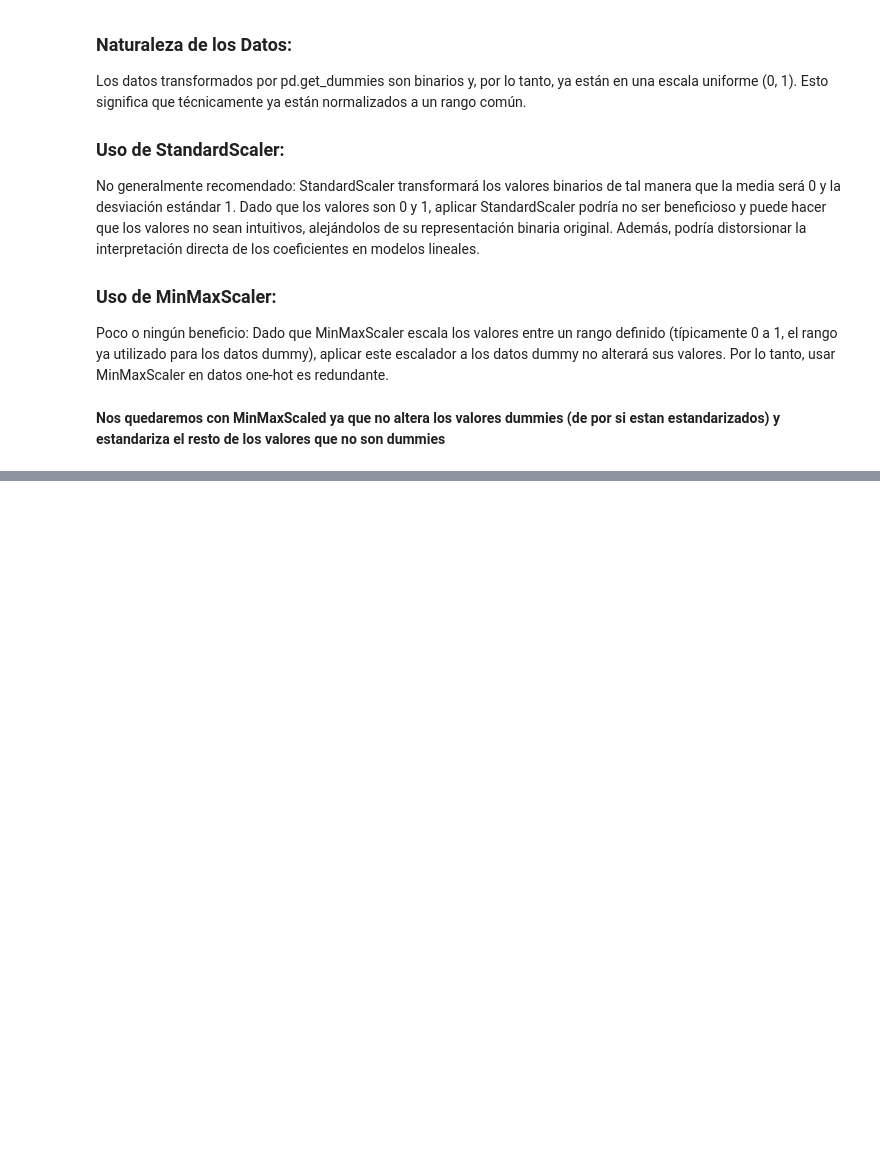
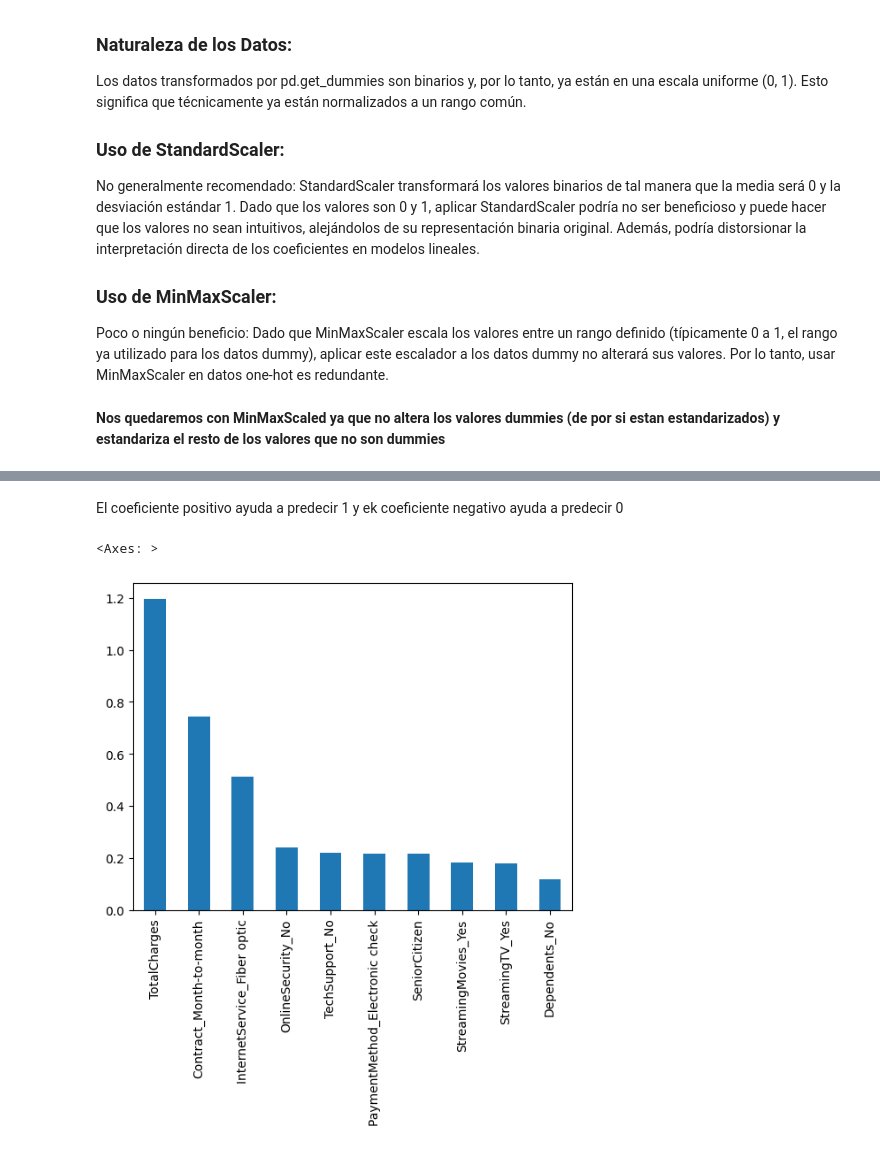
Before and after one commit to bpizarrop/bpizarrop, a Jupyter notebook: Machine learning Platzi/Regresión Logistica/Regresión Logistica Binomial.ipynb, the cells around one changed output, grey strips where cells are left out. Drawn from its saved outputs; the diff is of its cells as text; code cells hidden in the pictures; blank space fills up the shorter version.

```diff
--- a/Machine learning Platzi/Regresión Logistica/Regresión Logistica Binomial.ipynb
+++ b/Machine learning Platzi/Regresión Logistica/Regresión Logistica Binomial.ipynb
@@ -176,0 +181,13 @@ Poco o ningún beneficio: Dado que MinMaxScaler escala los valores entre un rang
+# %%
+X = df2_MM.drop('Churn', axis = 1)
+y = df2_MM['Churn'].values
+# %%
+from sklearn.model_selection import train_test_split
+
+X_train, X_test, y_train, y_test = train_test_split(X,y, test_size = 0.3, random_state = 42)
+# %%
+from sklearn.linear_model import LogisticRegression
+
+model = LogisticRegression()
+model.fit(X_train, y_train)
+y_pred = model.predict(X_test)
@@ -176,0 +240,9 @@ Poco o ningún beneficio: Dado que MinMaxScaler escala los valores entre un rang
+# %% [markdown]
+El coeficiente positivo ayuda a predecir 1 y ek coeficiente negativo ayuda a predecir 0
+# %%
+weights = pd.Series(model.coef_[0], index = X.columns)
+
+weights.sort_values(ascending = False)[:10].plot(kind = 'bar')
+# %% [output]
+<Axes: >
+[figure, added]
```
Also changed, not shown: parts of 15 cells of this notebook, 2 other files.
